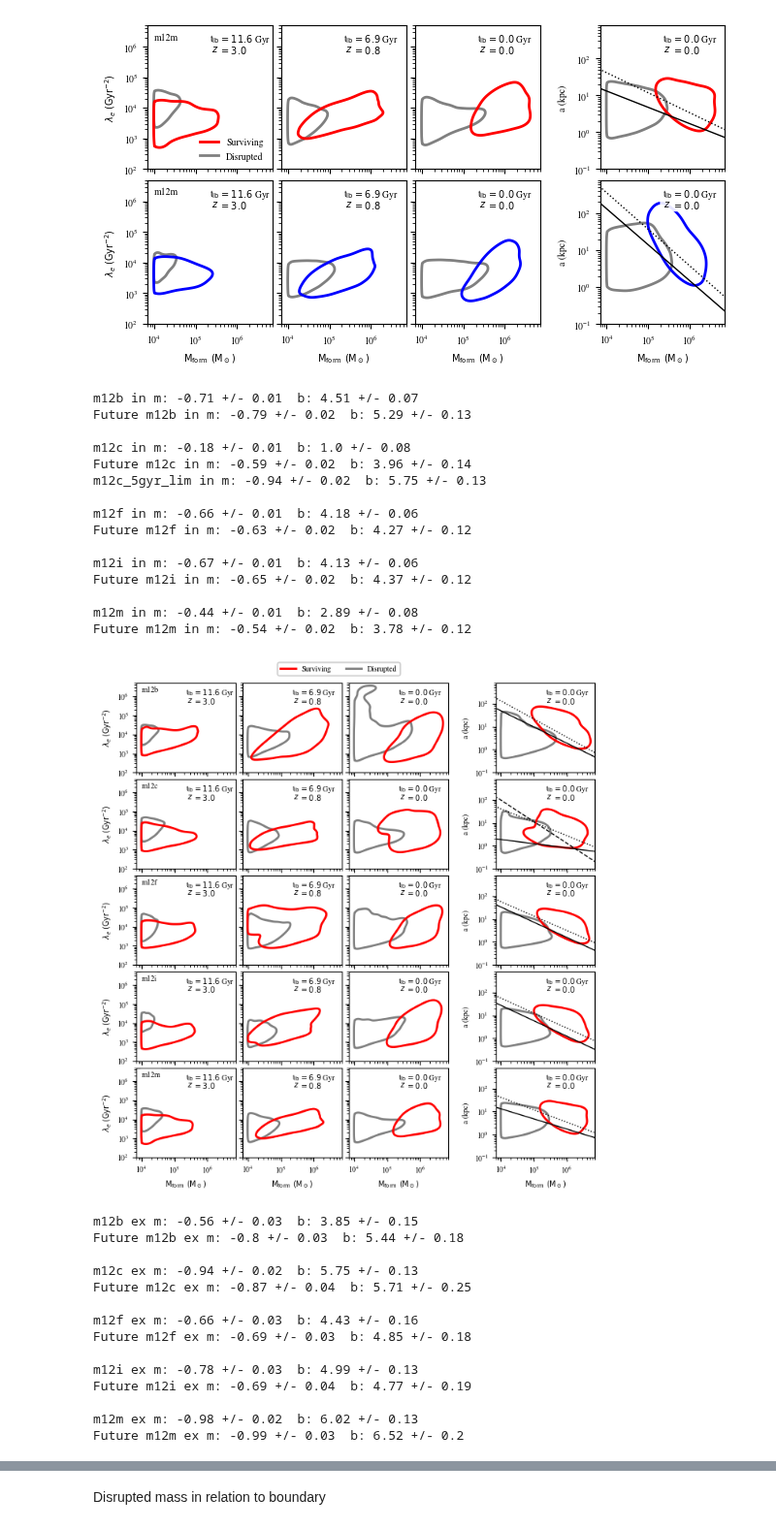
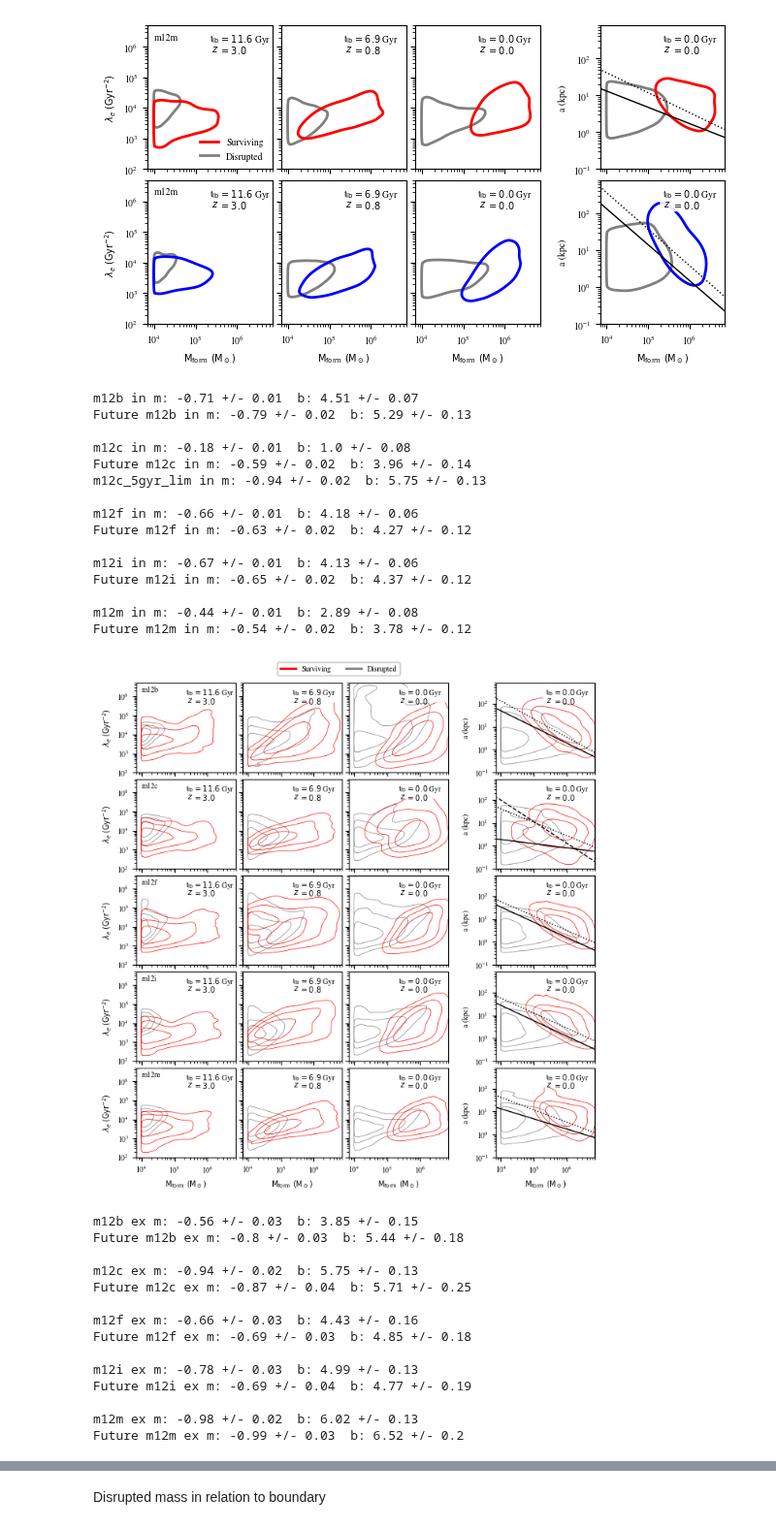
Before and after one commit to finn-pal/cluster_destruction, a Jupyter notebook: notebooks/boundaries.ipynb, the cells around one changed output, grey strips where cells are left out. Shown at 97% size. Cells and saved outputs as stored; diff of their text form; code cells hidden in the pictures.

```diff
--- a/notebooks/boundaries.ipynb
+++ b/notebooks/boundaries.ipynb
@@ -37,7 +37,7 @@ plt.rc("legend", fontsize=SMALL_SIZE)  # legend fontsize
 plt.rc("figure", titlesize=BIGGER_SIZE)  # fontsize of the figure title
 # %%
 sim_dir = "/Users/z5114326/Documents/simulations/"
-sim_dir = "/Volumes/Expansion/simulations/"
+# sim_dir = "/Volumes/Expansion/simulations/"
 sim_lst = ["m12b", "m12c", "m12f", "m12i", "m12m"]
 
 snap = 600
@@ -529,7 +529,7 @@ def average_cont(Z_list, XX, YY):
     return Z_avg, XX, YY
 
 
-def plot_averages(ax, Z_avg, XX, YY, color, cont_level):
+def plot_averages(ax, Z_avg, XX, YY, color, cont_level, lw=2):
     Zf = Z_avg.ravel()
     idx = np.argsort(Zf)[::-1]
     Zs = Zf[idx]
@@ -537,9 +537,12 @@ def plot_averages(ax, Z_avg, XX, YY, color, cont_level):
     cdf = np.cumsum(Zs)
     cdf /= cdf[-1]
 
-    level = Zs[np.searchsorted(cdf, cont_level)]
+    if not isinstance(cont_level, list):
+        cont_level = [cont_level]
 
-    ax.contour(10**XX, 10**YY, Z_avg, levels=[level], colors=color, linewidths=2, zorder=0)
+    for clevel in cont_level:
+        level = Zs[np.searchsorted(cdf, clevel)]
+        ax.contour(10**XX, 10**YY, Z_avg, levels=[level], colors=color, linewidths=lw, zorder=0)
 # %%
 def get_boundary(ghost_data, pot_snp, star_ic, dark_ic, tcut, in_msk, age_cut):
 
@@ -2130,7 +2117,8 @@ for sim in sim_lst:
 [figure]
 [figure]
 # %%
-cont_level = 0.95
+cont_level = [0.6827, 0.9545, 0.9973]
+lw = 0.5
 
 for in_msk in [True, False]:
     if in_msk:
@@ -2166,8 +2154,8 @@ for in_msk in [True, False]:
             Z0 = np.array(kde_dict["eig"][sim][in_lab][str(snap_dict[sim][j])]["Z0"])
             Z1 = np.array(kde_dict["eig"][sim][in_lab][str(snap_dict[sim][j])]["Z1"])
 
-            plot_averages(ax, Z0, XX, YY, "grey", cont_level)
-            plot_averages(ax, Z1, XX, YY, col, cont_level)
+            plot_averages(ax, Z0, XX, YY, "grey", cont_level, lw)
+            plot_averages(ax, Z1, XX, YY, col, cont_level, lw)
 
             tlb = pub_data[pub_data["index"] == snap_dict[sim][j]]["lookback_time_Gyr"].values[0]
             z = pub_data[pub_data["index"] == snap_dict[sim][j]]["redshift"].values[0]
@@ -2251,8 +2239,8 @@ for in_msk in [True, False]:
         Z0 = np.array(kde_dict["sma"][sim][in_lab]["Z0"])
         Z1 = np.array(kde_dict["sma"][sim][in_lab]["Z1"])
 
-        plot_averages(ax, Z0, XX, YY, "grey", cont_level)
-        plot_averages(ax, Z1, XX, YY, col, cont_level)
+        plot_averages(ax, Z0, XX, YY, "grey", cont_level, lw)
+        plot_averages(ax, Z1, XX, YY, col, cont_level, lw)
 
         # m = fit_dict[sim][in_lab]["m"]["50"]
         # c = fit_dict[sim][in_lab]["c"]["50"]
@@ -2337,34 +2325,34 @@ for in_msk in [True, False]:
 
         ax.set_xlim(7 * 10**3, 7 * 10**6)
         ax.set_ylim(10**-1, 8 * 10**2)
 
         for j in [0, 1, 2, 3]:
             if i != 4:
                 axs[i, j].set_xticklabels([])
             else:
                 axs[i, j].set_xlabel(r"$\mathrm{M}_\mathrm{form}\ (\mathrm{M}_\odot)$")
 
     conts = "../data/figures/boundaries/" + "kde_boundaries_" + sav_lab + "_updated.pdf"
     fig.savefig(conts)
 
     plt.show()
 # %% [output]
 m12b in m: -0.71 +/- 0.01  b: 4.51 +/- 0.07
 Future m12b in m: -0.79 +/- 0.02  b: 5.29 +/- 0.13
 
 m12c in m: -0.18 +/- 0.01  b: 1.0 +/- 0.08
 Future m12c in m: -0.59 +/- 0.02  b: 3.96 +/- 0.14
 m12c_5gyr_lim in m: -0.94 +/- 0.02  b: 5.75 +/- 0.13
 
 m12f in m: -0.66 +/- 0.01  b: 4.18 +/- 0.06
 Future m12f in m: -0.63 +/- 0.02  b: 4.27 +/- 0.12
 
 m12i in m: -0.67 +/- 0.01  b: 4.13 +/- 0.06
 Future m12i in m: -0.65 +/- 0.02  b: 4.37 +/- 0.12
 
 m12m in m: -0.44 +/- 0.01  b: 2.89 +/- 0.08
 Future m12m in m: -0.54 +/- 0.02  b: 3.78 +/- 0.12
-[figure, old version]
+[figure, new version]
 m12b ex m: -0.56 +/- 0.03  b: 3.85 +/- 0.15
 Future m12b ex m: -0.8 +/- 0.03  b: 5.44 +/- 0.18
 
```
Also changed, not shown: parts of 2 cells of this notebook, 5 other files.
